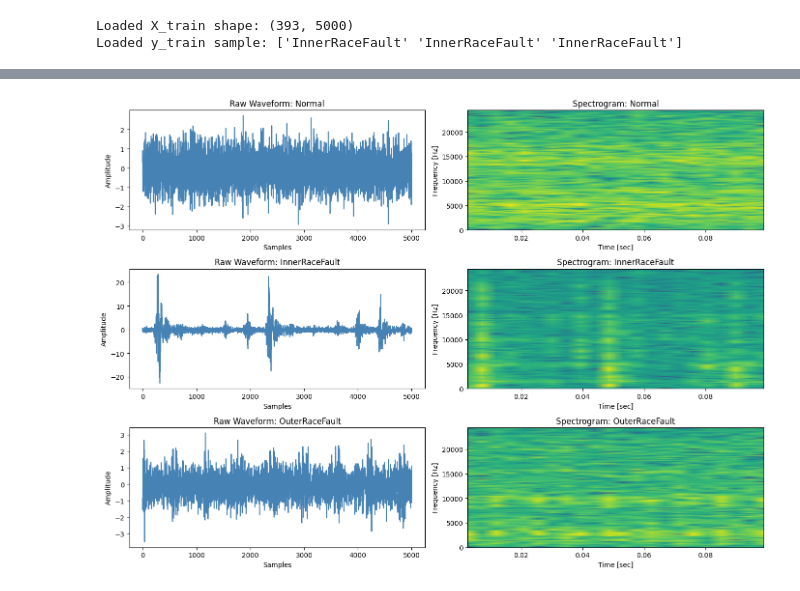
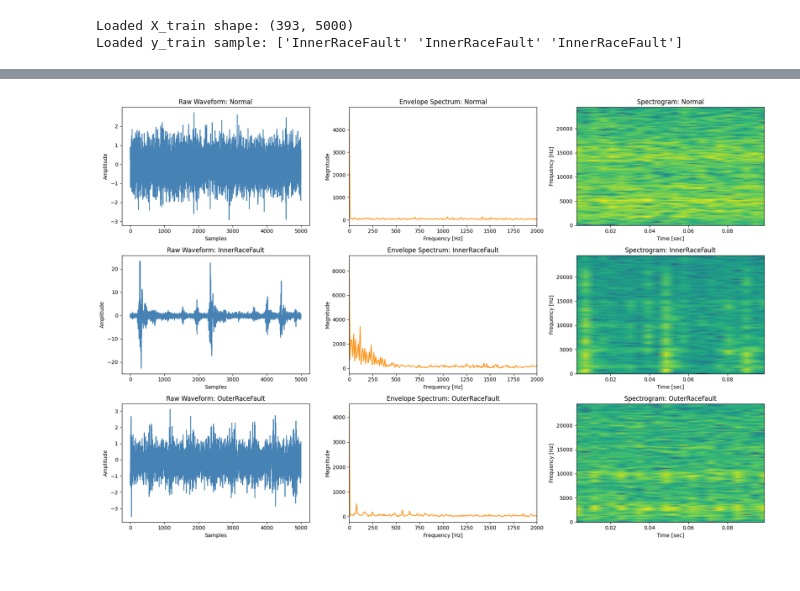
Before and after one commit to Break-Through-Tech/MathWorks-1C-unlocking-embedded-ai-through-efficient-compression, a Jupyter notebook: notebooks/3_Frequency_Domain_Analysis.ipynb, the cells around one changed output, grey strips where cells are left out. Saved outputs shown, nothing was run; the diff lists cells and outputs as text; code cells hidden in the pictures.

```diff
--- a/notebooks/3_Frequency_Domain_Analysis.ipynb
+++ b/notebooks/3_Frequency_Domain_Analysis.ipynb
@@ -146,37 +180,50 @@ Total Band Energy: 64779270.72
 # %%
 # Visualizations
-# finds one example of each class and plots them
+# finds one example of each class and plots them side by side
 
-# Set up a large 3x2 grid of plots
-fig, axes = plt.subplots(3, 2, figsize=(14, 10))
+# Set up a large 3x3 grid of plots to fit the envelope spectrum in the middle
+fig, axes = plt.subplots(3, 3, figsize=(18, 12))
 classes_to_plot = ['Normal', 'InnerRaceFault', 'OuterRaceFault']
 
 for i, fault_class in enumerate(classes_to_plot):
     # Find the very first row in the training data that matches this specific class
     idx = np.where(y_train == fault_class)[0][0]
     signal = X_train[idx]
 
+    # Run the math to get the envelope spectrum arrays for this signal
+    freqs, fft_mag, band_energies, env_freqs, env_mag = process_signal(signal)
+
     # Plot Raw Waveform on the left
     axes[i, 0].plot(signal, color='steelblue')
     axes[i, 0].set_title(f'Raw Waveform: {fault_class}')
     axes[i, 0].set_xlabel('Samples')
     axes[i, 0].set_ylabel('Amplitude')
 
-    #Calculate and Plot Spectrogram on the right
-    # We use nperseg=256 to chop the 5000 samples into smaller overlapping windows
+    # Plot Envelope Spectrum in the middle
+    # We zoom in on the 0-2000 Hz range using set_xlim because that is where periodic bearing fault impacts typically show up
+    axes[i, 1].plot(env_freqs, env_mag, color='darkorange')
+    axes[i, 1].set_title(f'Envelope Spectrum: {fault_class}')
+    axes[i, 1].set_xlabel('Frequency [Hz]')
+    axes[i, 1].set_ylabel('Magnitude')
+    axes[i, 1].set_xlim(0, 2000)
+
+    #Spectrogram:
+    # A spectrogram shows how frequency magnitudes change over time
+    #(it is different from the FFT, which averages frequencies over the entire window
+    # nperseg defines a smaller sliding window (e.g., 256 samples) to chop up the 5000-sample signal.
     f_spec, t_spec, Sxx = spectrogram(signal, fs=FS, nperseg=256)
 
     #convert the raw power (Sxx) into Decibels (dB) using 10 * np.log10.
     # This scales the numbers so the visual heat map colors pop clearly.
-    cax = axes[i, 1].pcolormesh(t_spec, f_spec, 10 * np.log10(Sxx + 1e-10), shading='gouraud', cmap='viridis')
-    axes[i, 1].set_title(f'Spectrogram: {fault_class}')
-    axes[i, 1].set_xlabel('Time [sec]')
-    axes[i, 1].set_ylabel('Frequency [Hz]')
+    cax = axes[i, 2].pcolormesh(t_spec, f_spec, 10 * np.log10(Sxx + 1e-10), shading='gouraud', cmap='viridis')
+    axes[i, 2].set_title(f'Spectrogram: {fault_class}')
+    axes[i, 2].set_xlabel('Time [sec]')
+    axes[i, 2].set_ylabel('Frequency [Hz]')
 
 plt.tight_layout()
 plt.show()
 # %% [output]
-[figure, old version]
+[figure, new version]
 # %%
 #recommend using spectograms because for the raw waveforms, the normal and OuterRaceFault look identical.
 #The spectogram classes are different, which allows for clearer data and for determining patterns.
```
Also changed, not shown: parts of 8 cells of this notebook.
